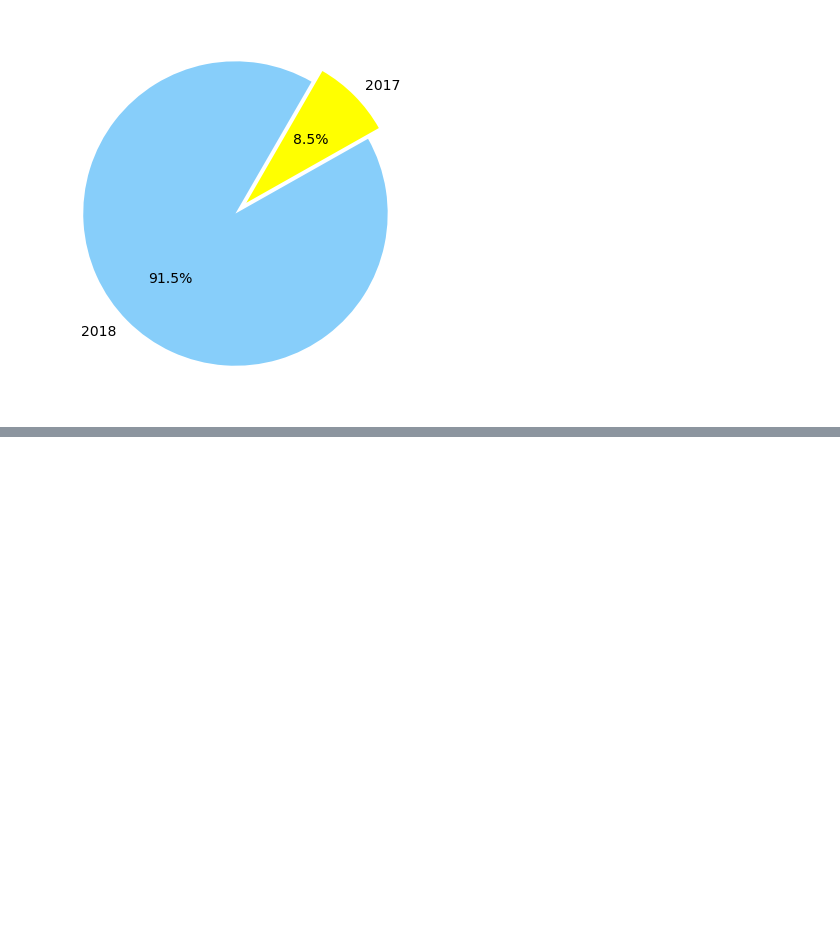
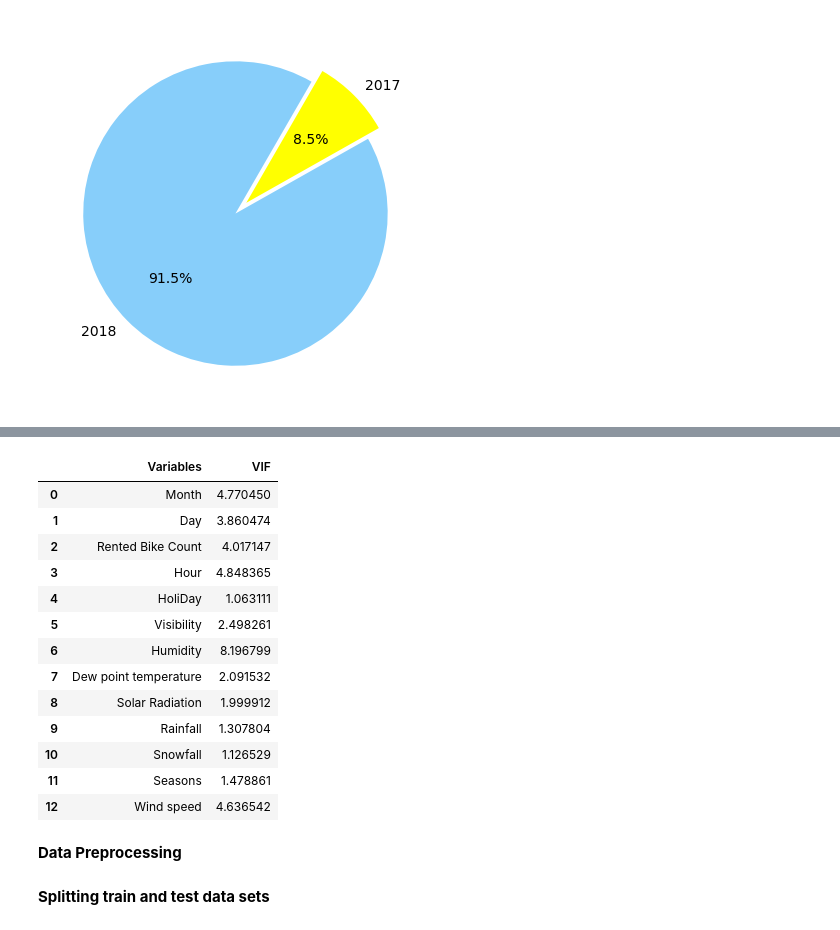
Before and after one commit to Rohan20202/Bike-Sharing-Demand-Prediction, a Jupyter notebook: Bike_Sharing_Demand_Prediction_Capstone_Project.ipynb, the cells around one changed output, grey strips where cells are left out. Drawn from its saved outputs; the diff is of its cells as text; code cells hidden in the pictures; blank space fills up the shorter version.

```diff
--- a/Bike_Sharing_Demand_Prediction_Capstone_Project.ipynb
+++ b/Bike_Sharing_Demand_Prediction_Capstone_Project.ipynb
@@ -481,0 +559,25 @@ plt.pie(sizes, labels=labels, explode = (0,0.1) ,colors=colors,autopct='%1.1f%%'
+# %%
+def cal_vif(X):
+  vif = pd.DataFrame()
+  vif['Variables'] = X.columns
+  vif['VIF'] = [variance_inflation_factor(X.values, i) for i in range(X.shape[1])]
+  return vif
+# %%
+cal_vif(bike_df[[i for i in bike_df.describe().columns if i not in['Date', 'Year', 'Temperature']]])
+# %% [output]
+|  | Variables | VIF |
+| 0 | Month | 4.770450 |
+| 1 | Day | 3.860474 |
+| 2 | Rented Bike Count | 4.017147 |
+| 3 | Hour | 4.848365 |
+| 4 | HoliDay | 1.063111 |
+| 5 | Visibility | 2.498261 |
+| 6 | Humidity | 8.196799 |
+| 7 | Dew point temperature | 2.091532 |
+| 8 | Solar Radiation | 1.999912 |
+| 9 | Rainfall | 1.307804 |
+| 10 | Snowfall | 1.126529 |
+| 11 | Seasons | 1.478861 |
+| 12 | Wind speed | 4.636542 |
+# %% [markdown]
+**Data Preprocessing**
@@ -481,0 +598,2 @@ plt.pie(sizes, labels=labels, explode = (0,0.1) ,colors=colors,autopct='%1.1f%%'
+# %% [markdown]
+**Splitting train and test data sets**
```
Also changed, not shown: parts of 18 cells of this notebook.
